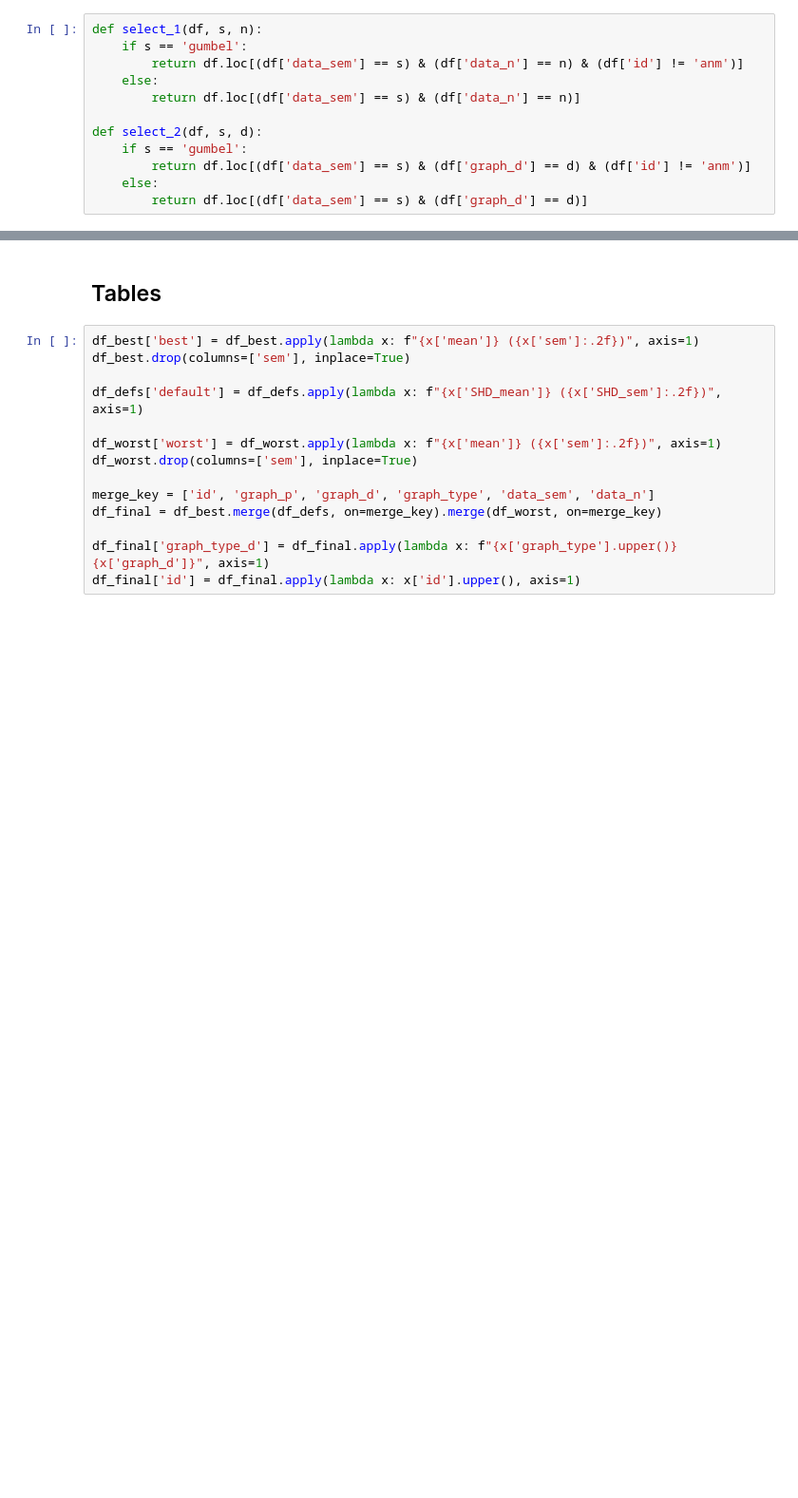
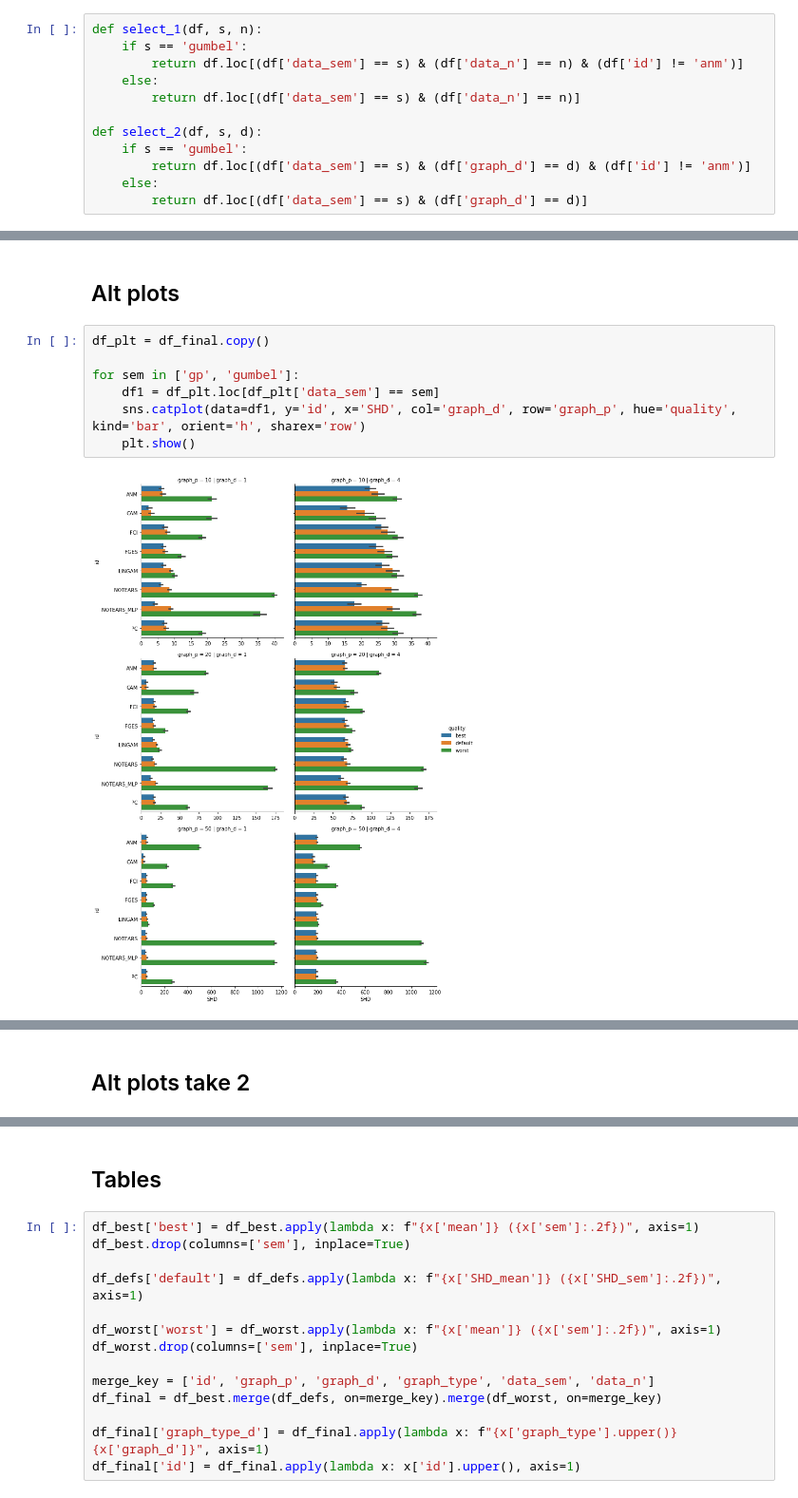
Before and after one commit to misoc-mml/hyperparams-causal-discovery, a Jupyter notebook: hyperparams/hyperparam_quality.ipynb, the cells around one changed output, grey strips where cells are left out. Shown at 95% size. Saved outputs shown, nothing was run; the diff lists cells and outputs as text; blank space fills up the shorter version.

```diff
--- a/hyperparams/hyperparam_quality.ipynb
+++ b/hyperparams/hyperparam_quality.ipynb
@@ -87,0 +67,11 @@ SEM = gumbel, d = 4
+# %% [markdown]
+## Alt plots
+# %%
+df_plt = df_final.copy()
+
+for sem in ['gp', 'gumbel']:
+    df1 = df_plt.loc[df_plt['data_sem'] == sem]
+    sns.catplot(data=df1, y='id', x='SHD', col='graph_d', row='graph_p', hue='quality', kind='bar', orient='h', sharex='row')
+    plt.show()
+# %% [output]
+[figure, added]
@@ -87,0 +79,2 @@ SEM = gumbel, d = 4
+# %% [markdown]
+## Alt plots take 2
```
Also changed, not shown: parts of 14 cells of this notebook, 7 other files.
